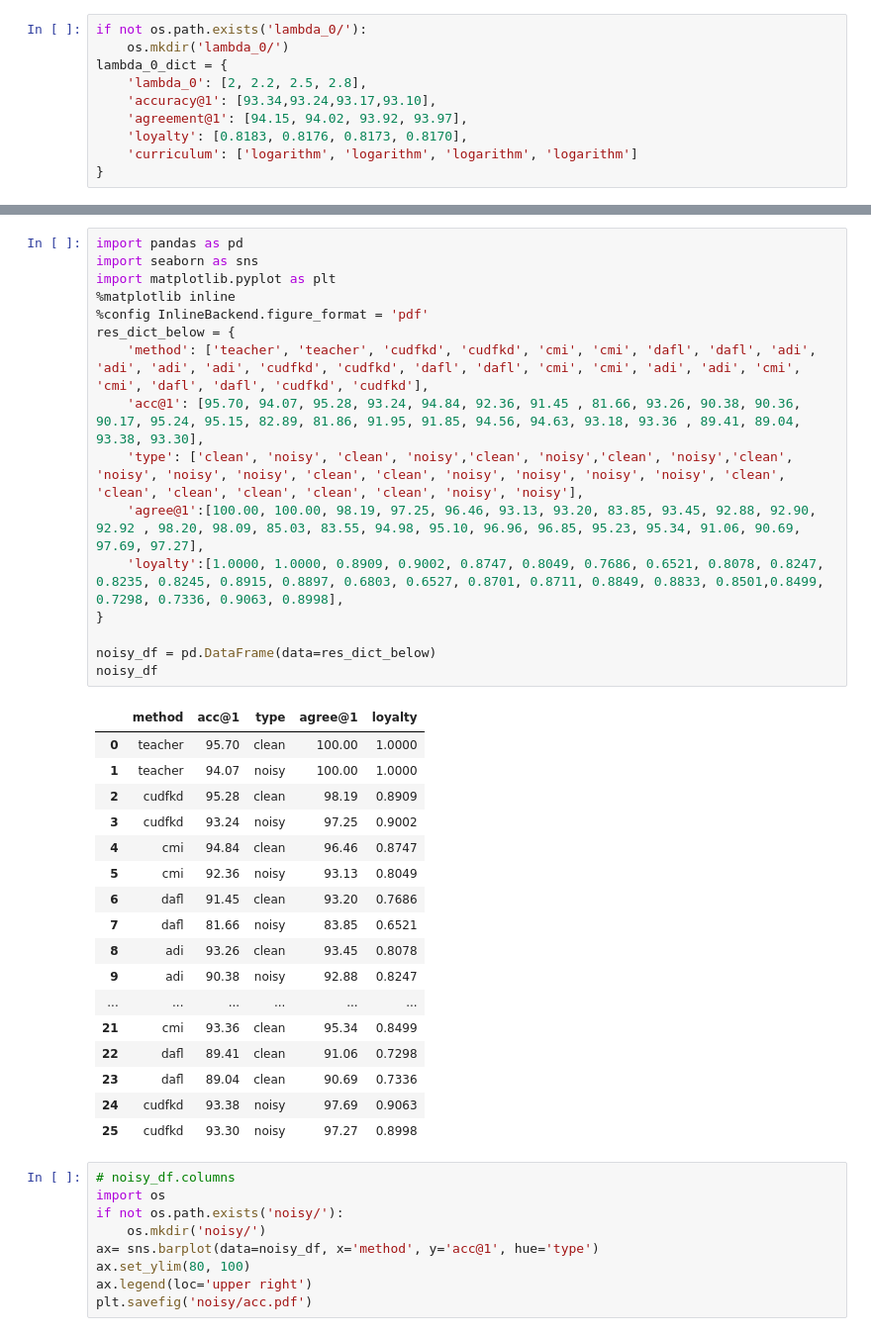
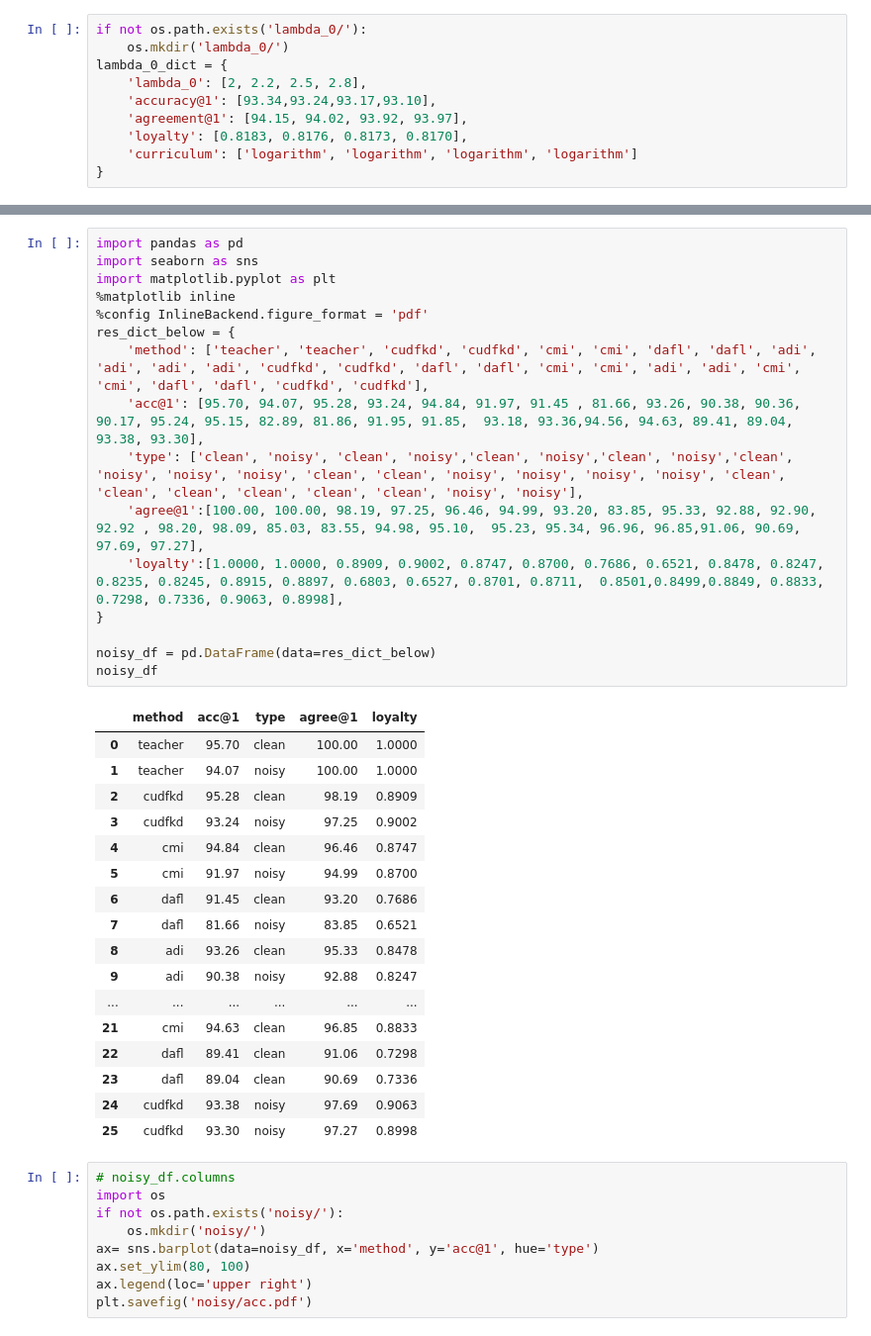
Before and after one commit to ljrprocc/DataFree, a Jupyter notebook: notebooks/Other_visualization.ipynb, the cells around one changed output, grey strips where cells are left out. Shown at 99% size. Cells and saved outputs as stored; diff of their text form.

```diff
--- a/notebooks/Other_visualization.ipynb
+++ b/notebooks/Other_visualization.ipynb
@@ -956,33 +767,33 @@ plt.savefig('lambda_0/prob_loyalty.pdf')
 # %%
 import pandas as pd
 import seaborn as sns
 import matplotlib.pyplot as plt
 %matplotlib inline
 %config InlineBackend.figure_format = 'pdf'
 res_dict_below = {
     'method': ['teacher', 'teacher', 'cudfkd', 'cudfkd', 'cmi', 'cmi', 'dafl', 'dafl', 'adi', 'adi', 'adi', 'adi', 'cudfkd', 'cudfkd', 'dafl', 'dafl', 'cmi', 'cmi', 'adi', 'adi', 'cmi', 'cmi', 'dafl', 'dafl', 'cudfkd', 'cudfkd'],
-    'acc@1': [95.70, 94.07, 95.28, 93.24, 94.84, 92.36, 91.45 , 81.66, 93.26, 90.38, 90.36, 90.17, 95.24, 95.15, 82.89, 81.86, 91.95, 91.85, 94.56, 94.63, 93.18, 93.36 , 89.41, 89.04, 93.38, 93.30],
+    'acc@1': [95.70, 94.07, 95.28, 93.24, 94.84, 91.97, 91.45 , 81.66, 93.26, 90.38, 90.36, 90.17, 95.24, 95.15, 82.89, 81.86, 91.95, 91.85,  93.18, 93.36,94.56, 94.63, 89.41, 89.04, 93.38, 93.30],
     'type': ['clean', 'noisy', 'clean', 'noisy','clean', 'noisy','clean', 'noisy','clean', 'noisy', 'noisy', 'noisy', 'clean', 'clean', 'noisy', 'noisy', 'noisy', 'noisy', 'clean', 'clean', 'clean', 'clean', 'clean', 'clean', 'noisy', 'noisy'],
-    'agree@1':[100.00, 100.00, 98.19, 97.25, 96.46, 93.13, 93.20, 83.85, 93.45, 92.88, 92.90, 92.92 , 98.20, 98.09, 85.03, 83.55, 94.98, 95.10, 96.96, 96.85, 95.23, 95.34, 91.06, 90.69, 97.69, 97.27],
-    'loyalty':[1.0000, 1.0000, 0.8909, 0.9002, 0.8747, 0.8049, 0.7686, 0.6521, 0.8078, 0.8247, 0.8235, 0.8245, 0.8915, 0.8897, 0.6803, 0.6527, 0.8701, 0.8711, 0.8849, 0.8833, 0.8501,0.8499, 0.7298, 0.7336, 0.9063, 0.8998],
+    'agree@1':[100.00, 100.00, 98.19, 97.25, 96.46, 94.99, 93.20, 83.85, 95.33, 92.88, 92.90, 92.92 , 98.20, 98.09, 85.03, 83.55, 94.98, 95.10,  95.23, 95.34, 96.96, 96.85,91.06, 90.69, 97.69, 97.27],
+    'loyalty':[1.0000, 1.0000, 0.8909, 0.9002, 0.8747, 0.8700, 0.7686, 0.6521, 0.8478, 0.8247, 0.8235, 0.8245, 0.8915, 0.8897, 0.6803, 0.6527, 0.8701, 0.8711,  0.8501,0.8499,0.8849, 0.8833, 0.7298, 0.7336, 0.9063, 0.8998],
 }
 
 noisy_df = pd.DataFrame(data=res_dict_below)
 noisy_df
 # %% [output]
 |  | method | acc@1 | type | agree@1 | loyalty |
 | 0 | teacher | 95.70 | clean | 100.00 | 1.0000 |
 | 1 | teacher | 94.07 | noisy | 100.00 | 1.0000 |
 | 2 | cudfkd | 95.28 | clean | 98.19 | 0.8909 |
 | 3 | cudfkd | 93.24 | noisy | 97.25 | 0.9002 |
 | 4 | cmi | 94.84 | clean | 96.46 | 0.8747 |
-| 5 | cmi | 92.36 | noisy | 93.13 | 0.8049 |
+| 5 | cmi | 91.97 | noisy | 94.99 | 0.8700 |
 | 6 | dafl | 91.45 | clean | 93.20 | 0.7686 |
 | 7 | dafl | 81.66 | noisy | 83.85 | 0.6521 |
-| 8 | adi | 93.26 | clean | 93.45 | 0.8078 |
+| 8 | adi | 93.26 | clean | 95.33 | 0.8478 |
 | 9 | adi | 90.38 | noisy | 92.88 | 0.8247 |
 | ... | ... | ... | ... | ... | ... |
-| 21 | cmi | 93.36 | clean | 95.34 | 0.8499 |
+| 21 | cmi | 94.63 | clean | 96.85 | 0.8833 |
 | 22 | dafl | 89.41 | clean | 91.06 | 0.7298 |
 | 23 | dafl | 89.04 | clean | 90.69 | 0.7336 |
 | 24 | cudfkd | 93.38 | noisy | 97.69 | 0.9063 |
```
Also changed, not shown: parts of 17 cells of this notebook, 15 other files.
